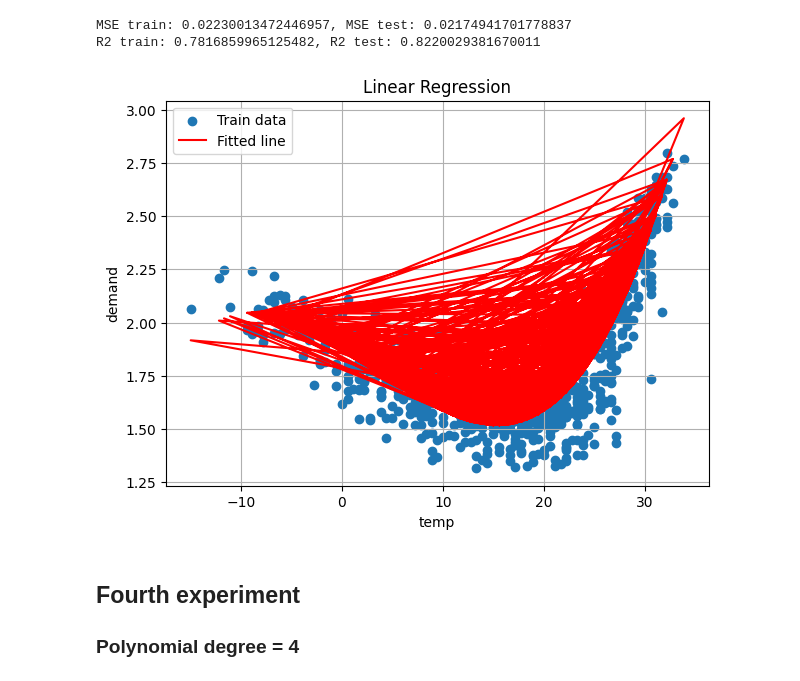
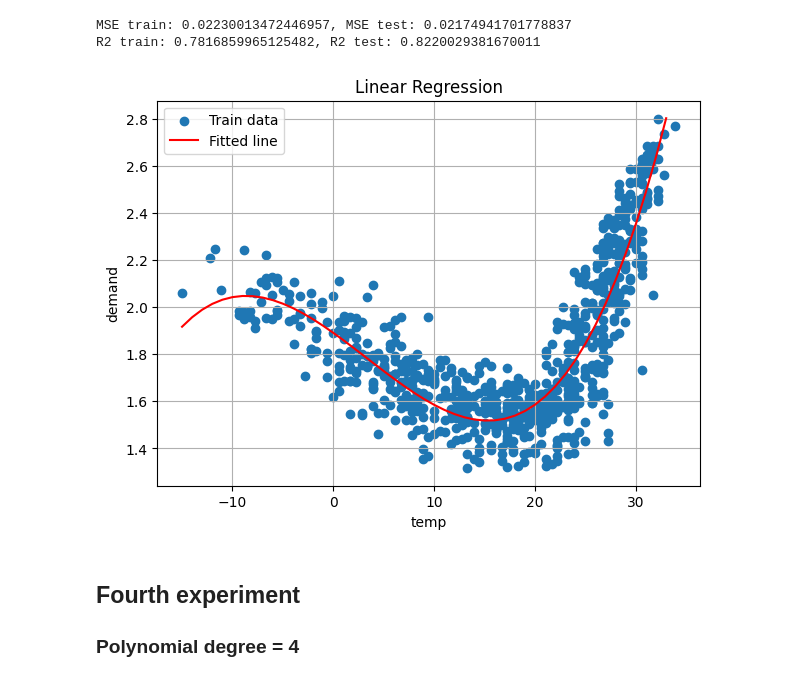
Before and after one commit to koltrakak-learning-repos/MLDM_learning_repo, a Jupyter notebook: Machine Learning/labs/Lab-topic-4-regression/lab4-polynomial_regression_temp_power_nocode.ipynb, the cells around one changed output. Drawn from its saved outputs; the diff is of its cells as text; code cells hidden in the pictures.

```diff
--- a/Machine Learning/labs/Lab-topic-4-regression/lab4-polynomial_regression_temp_power_nocode.ipynb
+++ b/Machine Learning/labs/Lab-topic-4-regression/lab4-polynomial_regression_temp_power_nocode.ipynb
@@ -220,3 +316,7 @@ print(f"R2 train: {r2_train}, R2 test: {r2_test}")
 # %% [output]
 MSE train: 0.03406761338375413, MSE test: 0.03345625006863746
 R2 train: 0.6664846576505621, R2 test: 0.7261943063900527
+# %%
+x_values = np.arange(X_train["temp"].min(), X_train["temp"].max()).reshape(-1,1)
+display(x_values)
+pol_feat.transform(x_values)
@@ -268,20 +403,20 @@ R2 train: 0.7816859965125482, R2 test: 0.8220029381670011
 # %%
 plt.figure(figsize=(7,5))
 
 # scatter dati reali
 plt.scatter(X_train, y_train, label="Train data")
 # retta di regressione
-plt.plot(X_train, y_train_pred, c="red", label="Fitted line")
+plt.plot(x_values, lin_estimator.predict(pol_feat.transform(x_values)), c="red", label="Fitted line")
 
 plt.xlabel(predictor)
 plt.ylabel(target)
 plt.title("Linear Regression")
 plt.legend()
 plt.grid(True)
 
 plt.show()
 # %% [output]
-[figure, old version]
+[figure, new version]
 # %% [markdown]
 ## Fourth experiment
 ### Polynomial degree = 4
```
Also changed, not shown: parts of 11 cells of this notebook, 6 other files.
